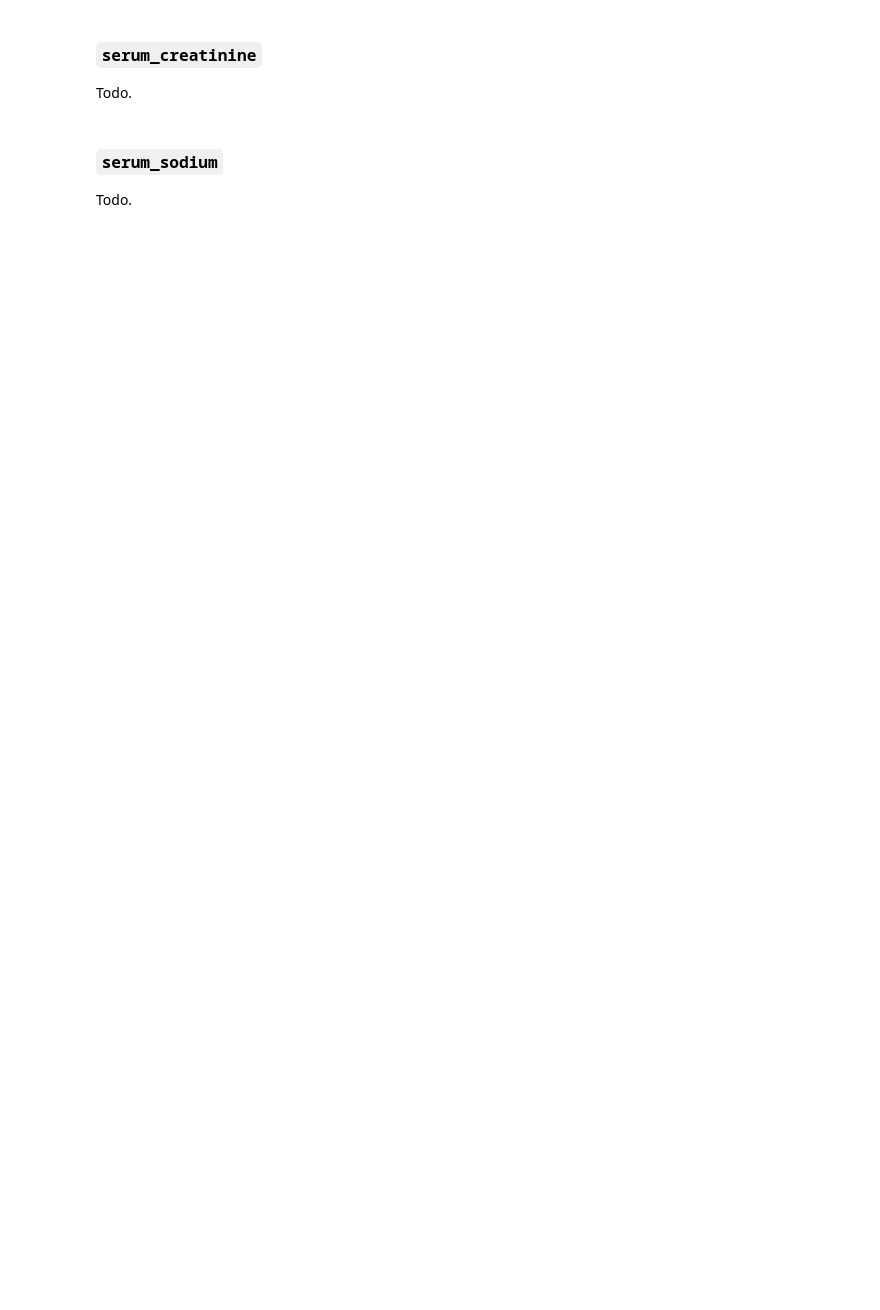
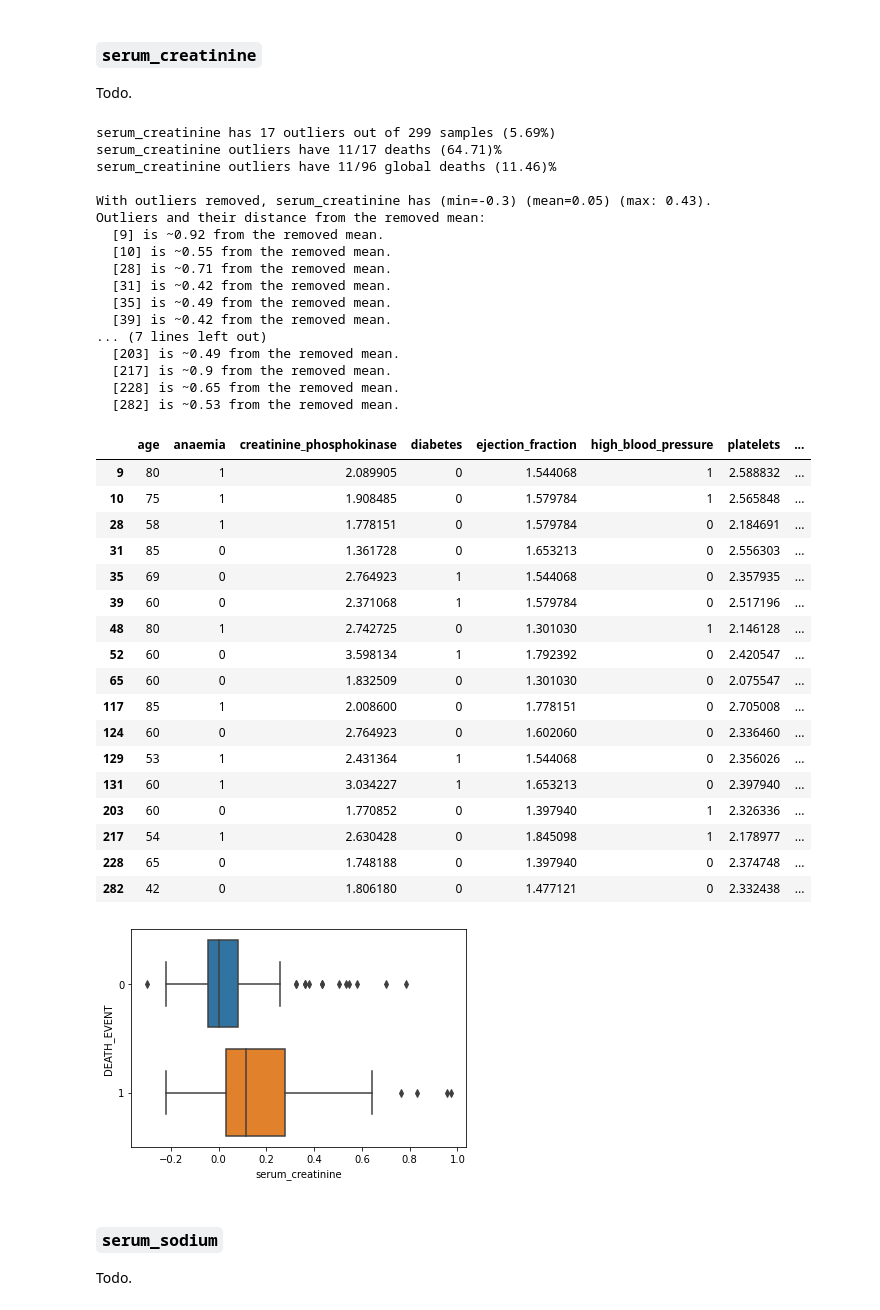
Before and after one commit to KasumiL5x/bu-postdoc-test, a Jupyter notebook: eda-and-cleaning.ipynb, the cells around one changed output. Drawn from its saved outputs; the diff is of its cells as text; code cells hidden in the pictures; blank space fills up the shorter version.

```diff
--- a/eda-and-cleaning.ipynb
+++ b/eda-and-cleaning.ipynb
@@ -298,7 +363,44 @@ Todo.
 ### `serum_creatinine`
 Todo.
 # %%
-#investigate_outliers(all_data, 'serum_creatinine')
+investigate_outliers(all_data, 'serum_creatinine')
+# %% [output]
+serum_creatinine has 17 outliers out of 299 samples (5.69%)
+serum_creatinine outliers have 11/17 deaths (64.71)%
+serum_creatinine outliers have 11/96 global deaths (11.46)%
+
+With outliers removed, serum_creatinine has (min=-0.3) (mean=0.05) (max: 0.43).
+Outliers and their distance from the removed mean:
+  [9] is ~0.92 from the removed mean.
+  [10] is ~0.55 from the removed mean.
+  [28] is ~0.71 from the removed mean.
+  [31] is ~0.42 from the removed mean.
+  [35] is ~0.49 from the removed mean.
+  [39] is ~0.42 from the removed mean.
+... (7 lines left out)
+  [203] is ~0.49 from the removed mean.
+  [217] is ~0.9 from the removed mean.
+  [228] is ~0.65 from the removed mean.
+  [282] is ~0.53 from the removed mean.
+|  | age | anaemia | creatinine_phosphokinase | diabetes | ejection_fraction | high_blood_pressure | platelets | ... |
+| 9 | 80 | 1 | 2.089905 | 0 | 1.544068 | 1 | 2.588832 | ... |
+| 10 | 75 | 1 | 1.908485 | 0 | 1.579784 | 1 | 2.565848 | ... |
+| 28 | 58 | 1 | 1.778151 | 0 | 1.579784 | 0 | 2.184691 | ... |
+| 31 | 85 | 0 | 1.361728 | 0 | 1.653213 | 0 | 2.556303 | ... |
+| 35 | 69 | 0 | 2.764923 | 1 | 1.544068 | 0 | 2.357935 | ... |
+| 39 | 60 | 0 | 2.371068 | 1 | 1.579784 | 0 | 2.517196 | ... |
+| 48 | 80 | 1 | 2.742725 | 0 | 1.301030 | 1 | 2.146128 | ... |
+| 52 | 60 | 0 | 3.598134 | 1 | 1.792392 | 0 | 2.420547 | ... |
+| 65 | 60 | 0 | 1.832509 | 0 | 1.301030 | 0 | 2.075547 | ... |
+| 117 | 85 | 1 | 2.008600 | 0 | 1.778151 | 0 | 2.705008 | ... |
+| 124 | 60 | 0 | 2.764923 | 0 | 1.602060 | 0 | 2.336460 | ... |
+| 129 | 53 | 1 | 2.431364 | 1 | 1.544068 | 0 | 2.356026 | ... |
+| 131 | 60 | 1 | 3.034227 | 1 | 1.653213 | 0 | 2.397940 | ... |
+| 203 | 60 | 0 | 1.770852 | 0 | 1.397940 | 1 | 2.326336 | ... |
+| 217 | 54 | 1 | 2.630428 | 0 | 1.845098 | 1 | 2.178977 | ... |
+| 228 | 65 | 0 | 1.748188 | 0 | 1.397940 | 0 | 2.374748 | ... |
+| 282 | 42 | 0 | 1.806180 | 0 | 1.477121 | 0 | 2.332438 | ... |
+[figure, added]
 # %% [markdown]
 ### `serum_sodium`
 Todo.
```
Also changed, not shown: parts of 5 cells of this notebook.
